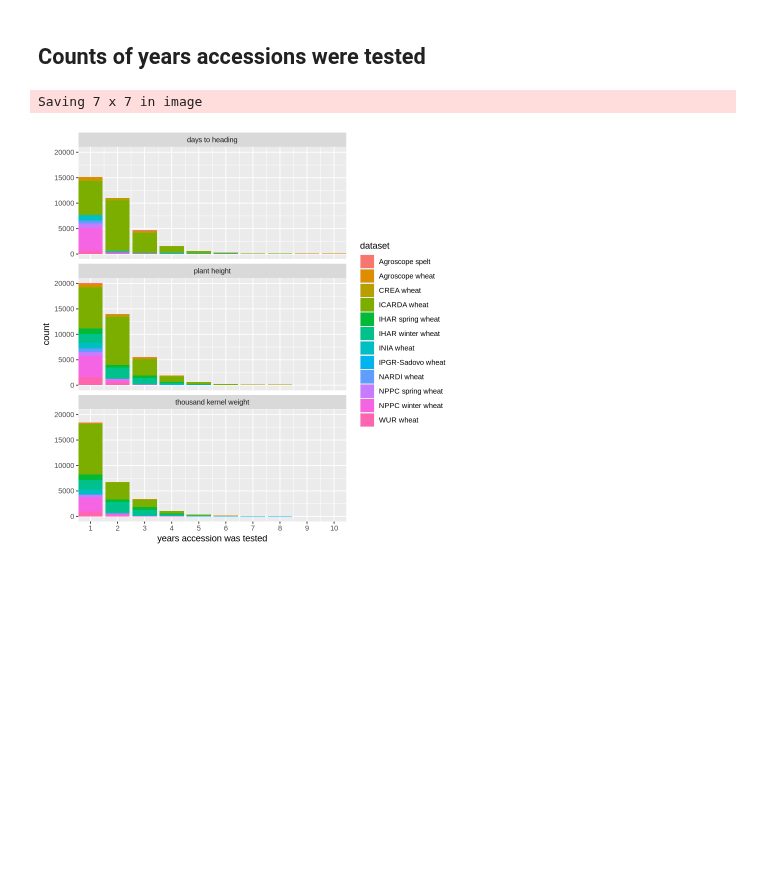
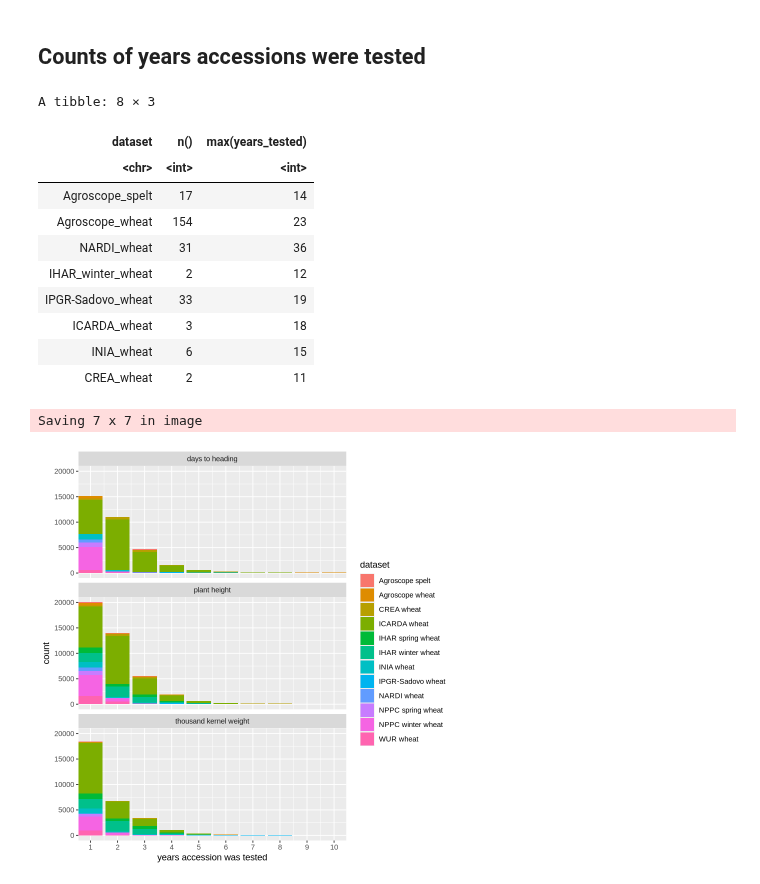
Before and after one commit to AGENTproject/historic_pheno_data_analysis, a Jupyter notebook: figures_and_tables.ipynb, the cells around one changed output. Saved outputs shown, nothing was run; the diff lists cells and outputs as text; code cells hidden in the pictures; blank space fills up the shorter version.

```diff
--- a/figures_and_tables.ipynb
+++ b/figures_and_tables.ipynb
@@ -171 +198,15 @@ Saving 7 x 7 in image
+# %%
+years_tested |> filter(years_tested > 10) |> summarize(n(), max(years_tested), .by = dataset)
+# %% [output]
+A tibble: 8 × 3
+| dataset | n() | max(years_tested) |
+| <chr> | <int> | <int> |
+| Agroscope_spelt | 17 | 14 |
+| Agroscope_wheat | 154 | 23 |
+| NARDI_wheat | 31 | 36 |
+| IHAR_winter_wheat | 2 | 12 |
+| IPGR-Sadovo_wheat | 33 | 19 |
+| ICARDA_wheat | 3 | 18 |
+| INIA_wheat | 6 | 15 |
+| CREA_wheat | 2 | 11 |
 # %%
```
Also changed, not shown: parts of 7 cells of this notebook, 3 other files.
